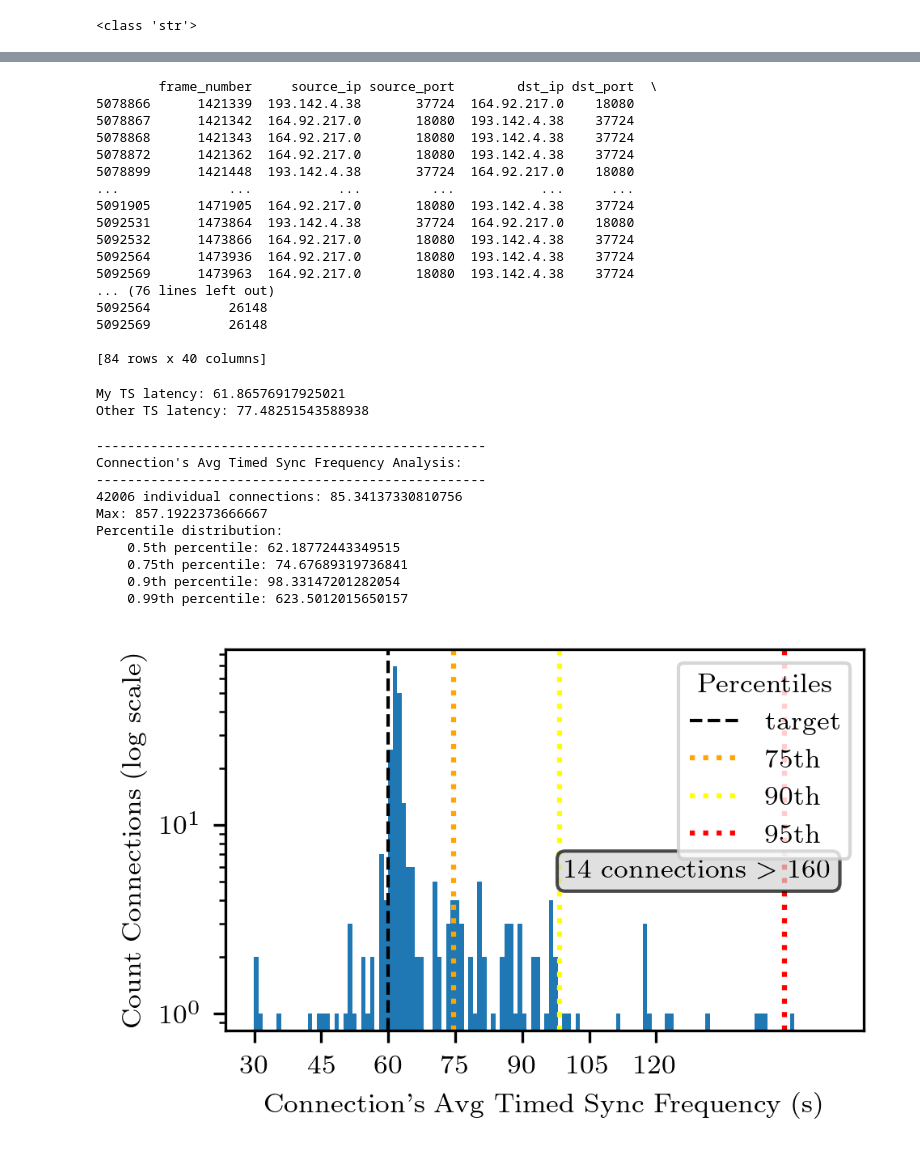
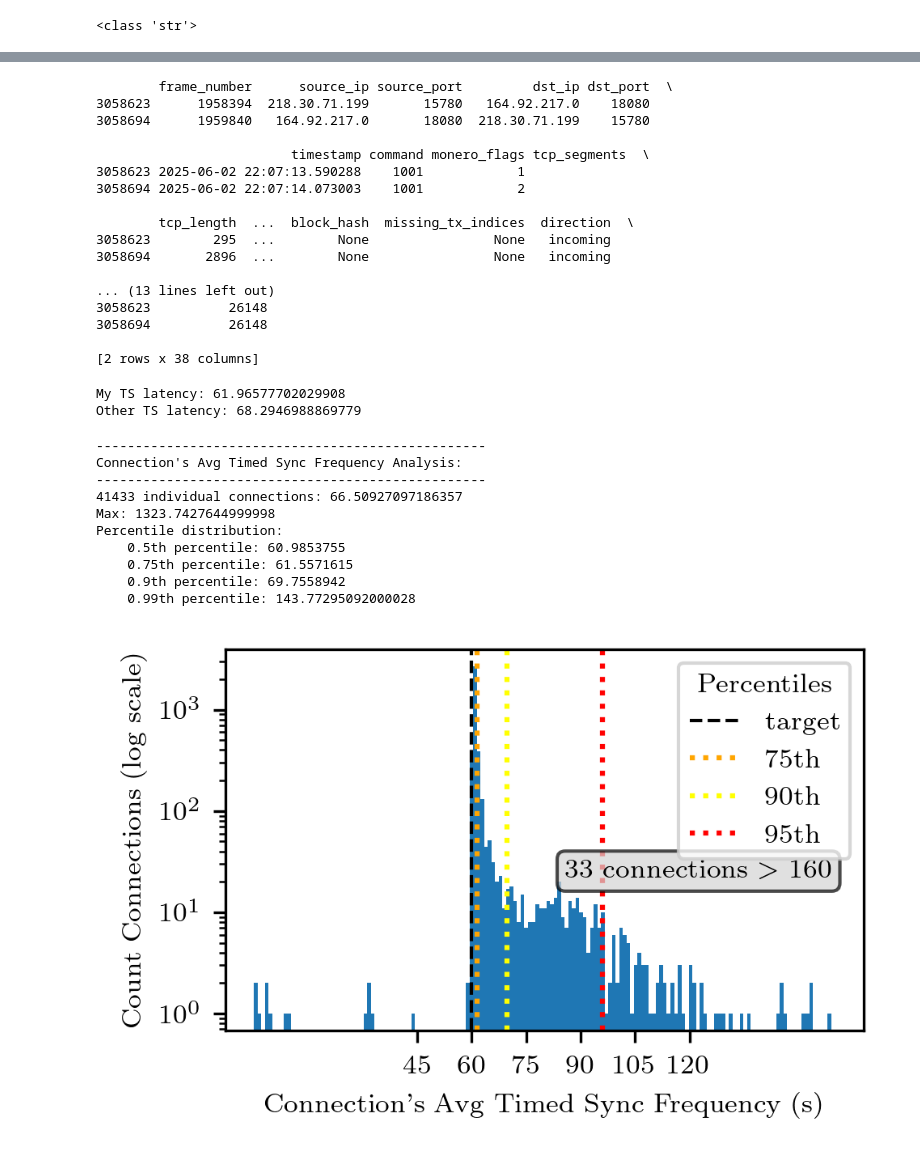
Before and after one commit to ykpyck/monero-traffic-analysis, a Jupyter notebook: visz_test.ipynb, the cells around one changed output, grey strips where cells are left out. Saved outputs shown, nothing was run; the diff lists cells and outputs as text; code cells hidden in the pictures.

```diff
--- a/visz_test.ipynb
+++ b/visz_test.ipynb
@@ -287,8 +287,11 @@ def group_per_connection(peer_packets_df, my_ip, default_port):
 
         my_ts_resp_mask = (my_ip_mask & resp_mask & ts_mask)
         peer_ts_req_mask = (peer_ip_mask & req_mask & ts_mask)
+        peer_diff = len(commands[my_ts_resp_mask]) - len(commands[peer_ts_req_mask])
 
-        diff = len(commands[my_ts_resp_mask]) - len(commands[peer_ts_req_mask])
+        peer_ts_resp_mask = (peer_ip_mask & resp_mask & ts_mask)
+        my_ts_req_mask = (my_ip_mask & req_mask & ts_mask)
+        my_diff = len(commands[peer_ts_resp_mask]) - len(commands[my_ts_req_mask])
 
         conn_info.append({
             'connection_id': conn_id,
@@ -298,7 +301,8 @@ def group_per_connection(peer_packets_df, my_ip, default_port):
             'ts_latency': None,
             'total_pings': None,
             'ping_frequency': None,
-            'req_res_diff': diff
+            'req_res_diff': peer_diff,  # my responses minus the peer's requests -> might be higher if wireshark dissector does not catch all requests by the peer
+            'res_req_diff': my_diff     # peer's responses minus my requests -> might be higher ig wireshark dissector does not catch all responses
         })
 
     conn_df = pd.DataFrame(conn_info)
@@ -310,23 +322,23 @@ grouped, conn_df = group_per_connection(peer_packets_df, my_ip, default_port)
 # %%
 print(grouped.get_group(26148))
 # %% [output]
-        frame_number     source_ip source_port        dst_ip dst_port  \
-5078866      1421339  193.142.4.38       37724  164.92.217.0    18080
-5078867      1421342  164.92.217.0       18080  193.142.4.38    37724
-5078868      1421343  164.92.217.0       18080  193.142.4.38    37724
-5078872      1421362  164.92.217.0       18080  193.142.4.38    37724
-5078899      1421448  193.142.4.38       37724  164.92.217.0    18080
-...              ...           ...         ...           ...      ...
-5091905      1471905  164.92.217.0       18080  193.142.4.38    37724
-5092531      1473864  193.142.4.38       37724  164.92.217.0    18080
-5092532      1473866  164.92.217.0       18080  193.142.4.38    37724
-5092564      1473936  164.92.217.0       18080  193.142.4.38    37724
-5092569      1473963  164.92.217.0       18080  193.142.4.38    37724
-... (76 lines left out)
-5092564          26148
-5092569          26148
+        frame_number      source_ip source_port         dst_ip dst_port  \
+3058623      1958394  218.30.71.199       15780   164.92.217.0    18080
+3058694      1959840   164.92.217.0       18080  218.30.71.199    15780
 
-[84 rows x 40 columns]
+                         timestamp command monero_flags tcp_segments  \
+3058623 2025-06-02 22:07:13.590288    1001            1
+3058694 2025-06-02 22:07:14.073003    1001            2
+
+        tcp_length  ...  block_hash  missing_tx_indices  direction  \
+3058623        295  ...        None                None   incoming
+3058694       2896  ...        None                None   incoming
+
+... (13 lines left out)
+3058623          26148
+3058694          26148
+
+[2 rows x 38 columns]
 # %%
 def analyze_ts_latency(grouped, conn_df, my_ip):
     all_ts_diffs = []
@@ -342,10 +354,18 @@ def analyze_ts_latency(grouped, conn_df, my_ip):
         source_ips = np.array(conn['source_ip'])
 
         # peer TS requests
-        ts_mask = (commands == '1002') & (monero_flags == '1') & (source_ips != my_ip)
+        #ts_mask = (commands == '1002') & (monero_flags == '1') & (source_ips != my_ip)
+        #ts_series = pd.Series(timestamps[ts_mask])
+        # my TS resp -> data quality for my responses is better than for peer's requests (reassembly issues ?due to proxy use?)
+        ts_mask = (commands == '1002') & (monero_flags == '2') & (source_ips == my_ip)
         ts_series = pd.Series(timestamps[ts_mask])
 
-        if len(ts_series) > 2 and conn_df.loc[idx, 'req_res_diff'] in range(-1,2):
+        if len(ts_series) > 3: # and conn_df.loc[idx, 'req_res_diff'] in range(-4,5):
+            differences = ts_series.diff().dt.total_seconds().dropna()
+            all_ts_diffs.extend(differences)
+            latency = differences.median()
+            conn_df.loc[idx, 'ts_latency'] = latency
+        elif len(ts_series) > 2:
             differences = ts_series.diff().dt.total_seconds().dropna()
             all_ts_diffs.extend(differences)
             latency = differences.mean()
@@ -369,8 +389,8 @@ def analyze_ts_latency(grouped, conn_df, my_ip):
 
 conn_df = analyze_ts_latency(grouped, conn_df, my_ip=my_ip)
 # %% [output]
-My TS latency: 61.86576917925021
-Other TS latency: 77.48251543588938
+My TS latency: 61.96577702029908
+Other TS latency: 68.2946988869779
 # %%
 def plot_ts_latency(conn_df):
     quantiles = [0.5, 0.75, 0.9, 0.99]
@@ -381,42 +401,42 @@ def plot_ts_latency(conn_df):
     print(f"Max: {conn_df['ts_latency'].max()}")
     print(f"Percentile distribution: ")
     for quantile in quantiles:
         print(f"    {quantile}th percentile: {conn_df['ts_latency'].quantile(quantile)}")
     set_plt_latex_format()
     plt.figure(figsize=(3.13, 2), dpi=300)
     limit = 160
     plt.hist(conn_df['ts_latency'].dropna(), range=(conn_df['ts_latency'].min(), limit), bins=int(limit-conn_df['ts_latency'].min()), log=True)
     #plt.axvline(result_df['ts_latency'].quantile(0.5), color='orange', linestyle='--', label='50th')
     plt.axvline(60, color='black', linestyle='--', label='target', linewidth=1)
     plt.axvline(conn_df['ts_latency'].quantile(0.75), color='orange', linestyle=':', label='75th')
     plt.axvline(conn_df['ts_latency'].quantile(0.9), color='yellow', linestyle=':', label='90th')
-    plt.axvline(conn_df['ts_latency'].quantile(0.95), color='red', linestyle=':', label='95th')
+    plt.axvline(conn_df['ts_latency'].quantile(0.97), color='red', linestyle=':', label='95th')
     outlier_count = sum(x > limit for x in conn_df['ts_latency'].dropna())
     plt.text(0.95, 0.45, f'{outlier_count} connections $>$ {limit}', fontsize=8,
              transform=plt.gca().transAxes, ha='right', va='top',
              bbox=dict(boxstyle='round,pad=0.3', facecolor='lightgray', alpha=0.7))
     plt.xlabel(f'Connection\'s Avg Timed Sync Frequency (s)', fontsize=8)
-    plt.xticks([30,45,60,75,90,105,120], fontsize=8)
+    plt.xticks([45,60,75,90,105,120], fontsize=8)
     plt.yticks(fontsize=8)
     plt.ylabel(f'Count Connections (log scale)', fontsize=8)
     plt.legend(title='Percentiles', fontsize=8, title_fontsize=8)
     plt.tight_layout(pad=0.2)
     #plt.savefig('results/graphs/ts_latency_dist.pdf')
     plt.show()
 
 plot_ts_latency(conn_df)
 # %% [output]
 --------------------------------------------------
 Connection's Avg Timed Sync Frequency Analysis:
 --------------------------------------------------
-42006 individual connections: 85.34137330810756
-Max: 857.1922373666667
+41433 individual connections: 66.50927097186357
+Max: 1323.7427644999998
 Percentile distribution:
-    0.5th percentile: 62.18772443349515
-    0.75th percentile: 74.67689319736841
-    0.9th percentile: 98.33147201282054
-    0.99th percentile: 623.5012015650157
+    0.5th percentile: 60.9853755
+    0.75th percentile: 61.5571615
+    0.9th percentile: 69.7558942
+    0.99th percentile: 143.77295092000028
-[figure, old version]
+[figure, new version]
 # %%
 def analyze_ping_flooding(grouped, conn_df, my_ip):
    for idx, row in conn_df.iterrows():
```
Also changed, not shown: parts of 8 cells of this notebook, 3 other files.
